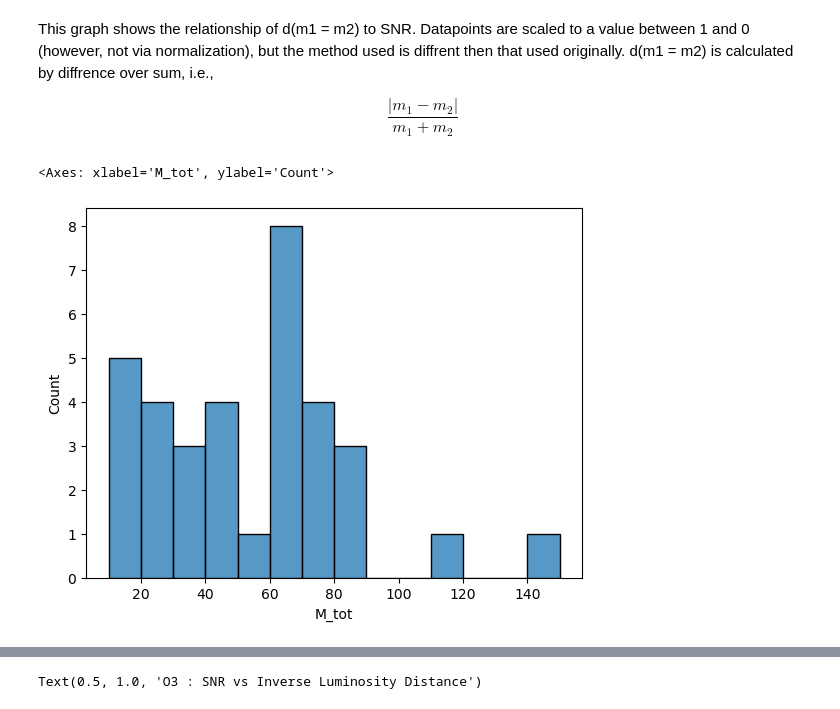
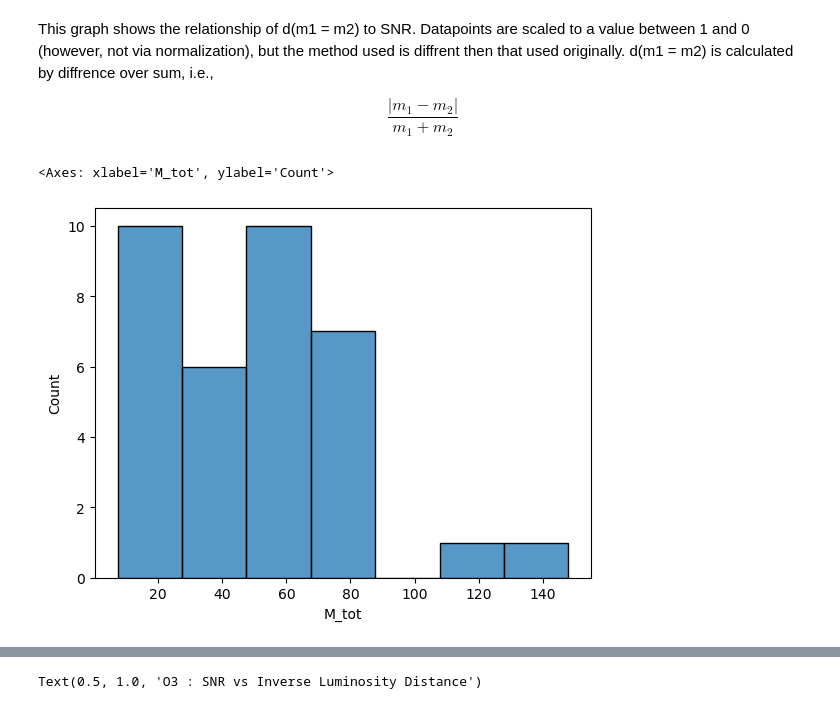
Before and after one commit to AndrewValentini/Gravitational-Waves-Research-23-24, a Jupyter notebook: Data Analysis/O1-O4.ipynb, the cells around one changed output, grey strips where cells are left out. Saved outputs shown, nothing was run; the diff lists cells and outputs as text; code cells hidden in the pictures.

```diff
--- a/Data Analysis/O1-O4.ipynb
+++ b/Data Analysis/O1-O4.ipynb
@@ -875,7 +875,7 @@ def calculate_slope(x, y, min_y):
 
     return a[0]
 # %%
-sns.histplot(O3_all["M_tot"], binwidth=10, binrange=[10, 150])
+sns.histplot(O3_all["M_tot"])
 # %% [output]
 <Axes: xlabel='M_tot', ylabel='Count'>
-[figure, old version]
+[figure, new version]
```
Also changed, not shown: parts of 1 cell of this notebook.
